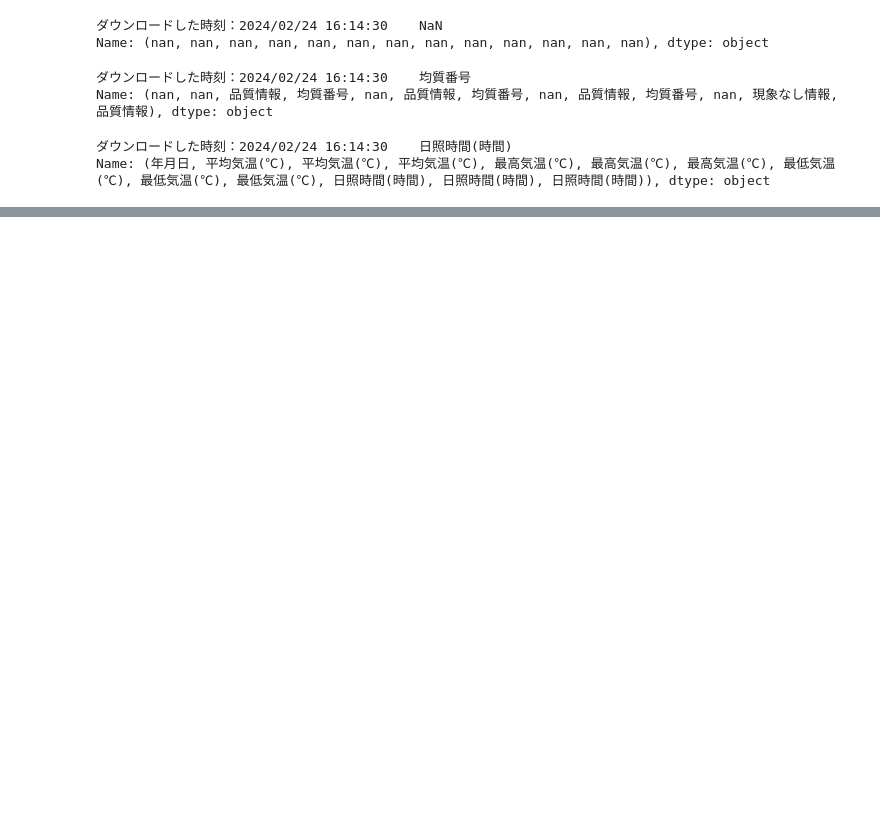
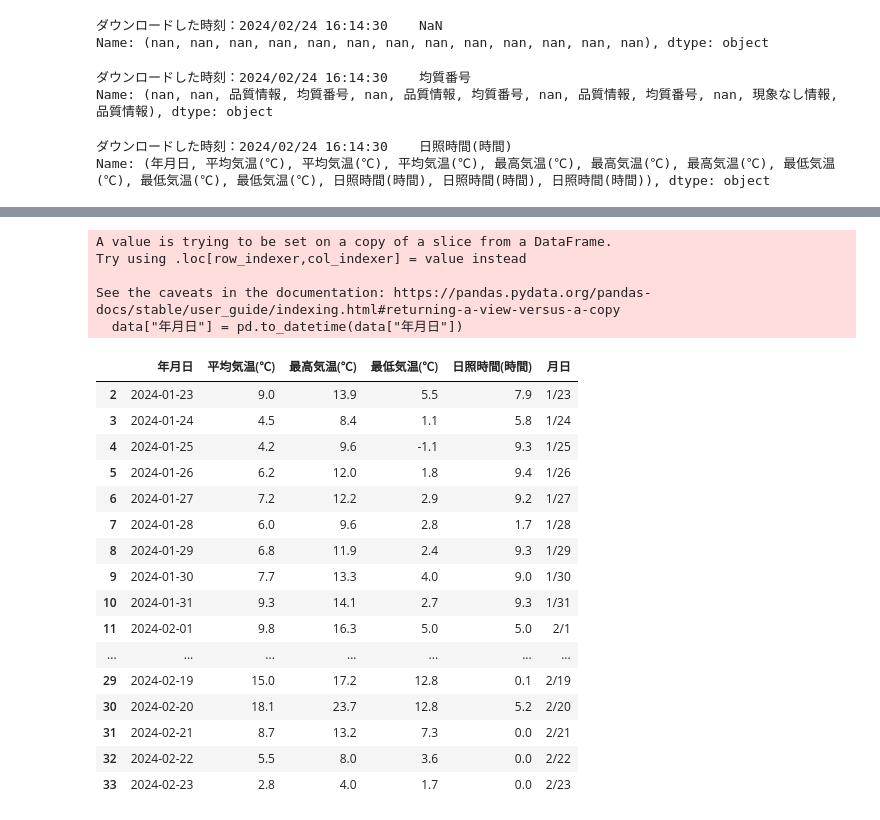
Before and after one commit to KouMurase/sample_streamlit, a Jupyter notebook: vis.ipynb, the cells around one changed output, grey strips where cells are left out. Saved outputs shown, nothing was run; the diff lists cells and outputs as text; code cells hidden in the pictures; blank space fills up the shorter version.

```diff
--- a/vis.ipynb
+++ b/vis.ipynb
@@ -45,0 +102,26 @@ data
+# %%
+data["年月日"] = pd.to_datetime(data["年月日"])
+data
+# %% [output]
+A value is trying to be set on a copy of a slice from a DataFrame.
+Try using .loc[row_indexer,col_indexer] = value instead
+
+See the caveats in the documentation: https://pandas.pydata.org/pandas-docs/stable/user_guide/indexing.html#returning-a-view-versus-a-copy
+  data["年月日"] = pd.to_datetime(data["年月日"])
+|  | 年月日 | 平均気温(℃) | 最高気温(℃) | 最低気温(℃) | 日照時間(時間) | 月日 |
+| 2 | 2024-01-23 | 9.0 | 13.9 | 5.5 | 7.9 | 1/23 |
+| 3 | 2024-01-24 | 4.5 | 8.4 | 1.1 | 5.8 | 1/24 |
+| 4 | 2024-01-25 | 4.2 | 9.6 | -1.1 | 9.3 | 1/25 |
+| 5 | 2024-01-26 | 6.2 | 12.0 | 1.8 | 9.4 | 1/26 |
+| 6 | 2024-01-27 | 7.2 | 12.2 | 2.9 | 9.2 | 1/27 |
+| 7 | 2024-01-28 | 6.0 | 9.6 | 2.8 | 1.7 | 1/28 |
+| 8 | 2024-01-29 | 6.8 | 11.9 | 2.4 | 9.3 | 1/29 |
+| 9 | 2024-01-30 | 7.7 | 13.3 | 4.0 | 9.0 | 1/30 |
+| 10 | 2024-01-31 | 9.3 | 14.1 | 2.7 | 9.3 | 1/31 |
+| 11 | 2024-02-01 | 9.8 | 16.3 | 5.0 | 5.0 | 2/1 |
+| ... | ... | ... | ... | ... | ... | ... |
+| 29 | 2024-02-19 | 15.0 | 17.2 | 12.8 | 0.1 | 2/19 |
+| 30 | 2024-02-20 | 18.1 | 23.7 | 12.8 | 5.2 | 2/20 |
+| 31 | 2024-02-21 | 8.7 | 13.2 | 7.3 | 0.0 | 2/21 |
+| 32 | 2024-02-22 | 5.5 | 8.0 | 3.6 | 0.0 | 2/22 |
+| 33 | 2024-02-23 | 2.8 | 4.0 | 1.7 | 0.0 | 2/23 |
```
Also changed, not shown: parts of 9 cells of this notebook, 2 other files.
